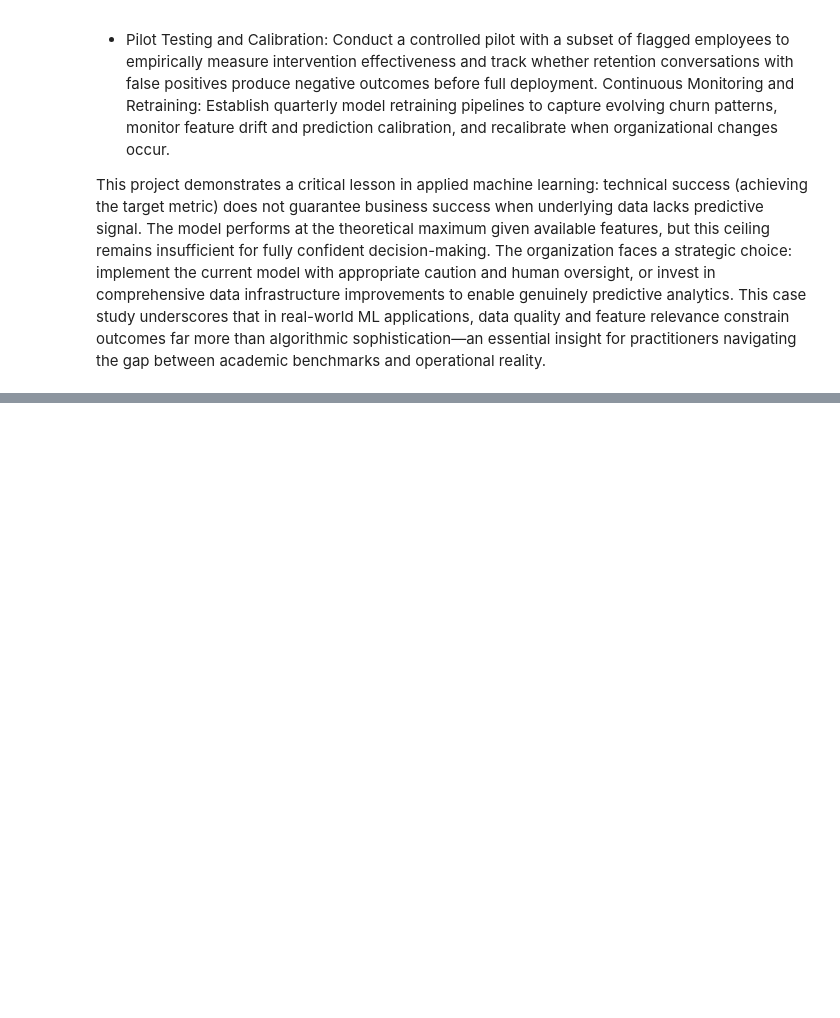
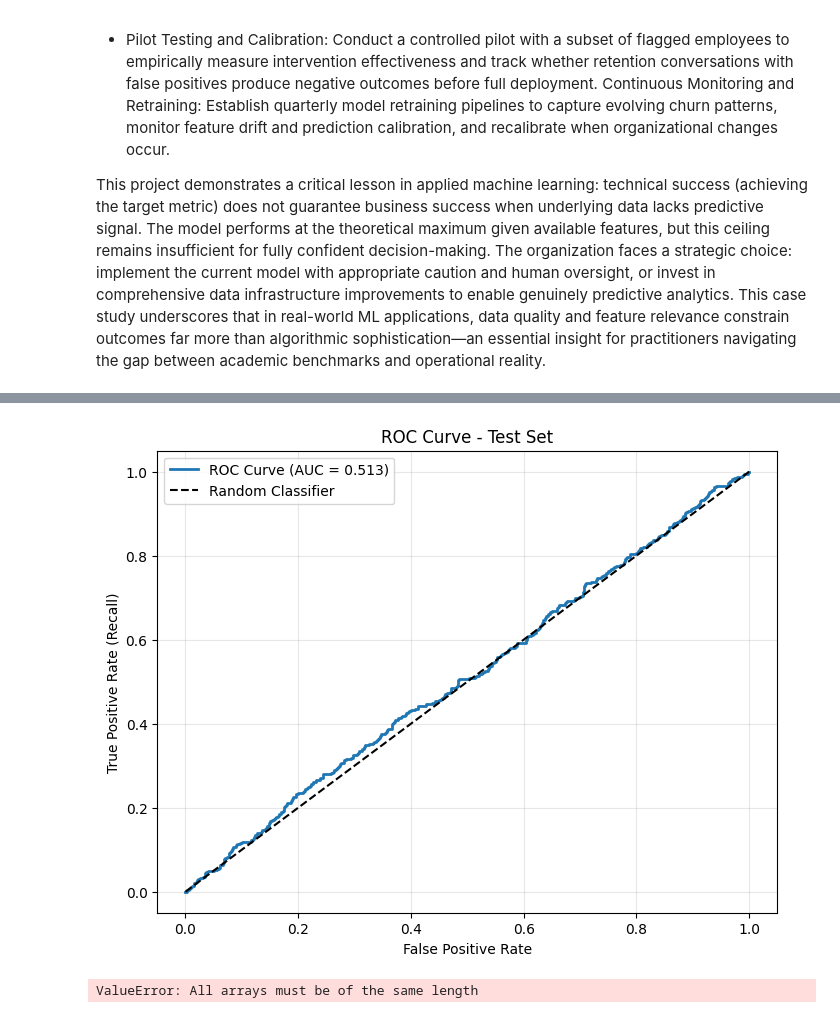
Before and after one commit to dalex2888/AML-3303, a Jupyter notebook: Employee Churn Case Study/Case_study.ipynb, the cells around one changed output, grey strips where cells are left out. Cells and saved outputs as stored; diff of their text form; code cells hidden in the pictures; blank space fills up the shorter version.

```diff
--- a/Employee Churn Case Study/Case_study.ipynb
+++ b/Employee Churn Case Study/Case_study.ipynb
@@ -1272,0 +1283,39 @@ This project demonstrates a critical lesson in applied machine learning: technic
+# %%
+fpr, tpr, thresholds_roc = roc_curve(y_test, y_test_proba)
+auc = roc_auc_score(y_test, y_test_proba)
+
+plt.figure(figsize=(8, 6))
+plt.plot(fpr, tpr, linewidth=2, label=f'ROC Curve (AUC = {auc:.3f})')
+plt.plot([0, 1], [0, 1], 'k--', label='Random Classifier')
+plt.xlabel('False Positive Rate')
+plt.ylabel('True Positive Rate (Recall)')
+plt.title('ROC Curve - Test Set')
+plt.legend()
+plt.grid(True, alpha=0.3)
+plt.show()
+# %% [output]
+[figure, added]
+# %%
+# Get feature importance from Logistic Regression
+feature_names = X_train_df.columns
+coefficients = model.named_steps['model'].coef_[0]
+
+# Create DataFrame
+importance_df = pd.DataFrame({
+    'Feature': feature_names,
+    'Coefficient': coefficients,
+    'Abs_Coefficient': np.abs(coefficients)
+}).sort_values('Abs_Coefficient', ascending=False)
+
+# Plot top 15
+plt.figure(figsize=(10, 8))
+top_features = importance_df.head(15)
+plt.barh(top_features['Feature'], top_features['Coefficient'])
+plt.xlabel('Coefficient Value')
+plt.title('Top 15 Most Important Features (Logistic Regression)')
+plt.tight_layout()
+plt.show()
+
+print(importance_df.head(15))
+# %% [output]
+ValueError: All arrays must be of the same length
```
Also changed, not shown: parts of 6 cells of this notebook, 2 other files.
